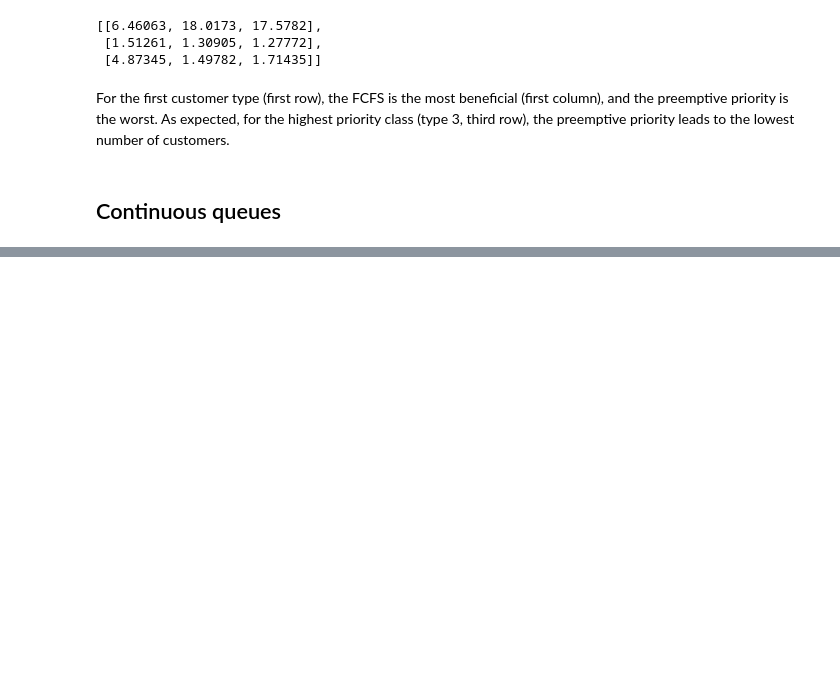
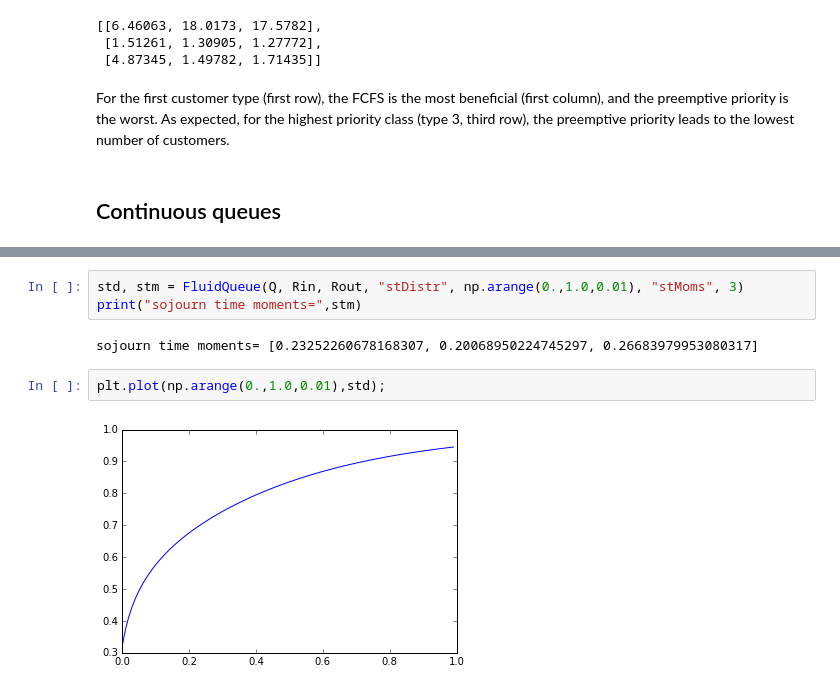
Before and after one commit to ghorvath78/butools, a Jupyter notebook: demo/demo_queues.ipynb, the cells around one changed output, grey strips where cells are left out. Drawn from its saved outputs; the diff is of its cells as text; blank space fills up the shorter version.

```diff
--- a/demo/demo_queues.ipynb
+++ b/demo/demo_queues.ipynb
@@ -355,0 +408,9 @@ For the first customer type (first row), the FCFS is the most beneficial (first
+# %%
+std, stm = FluidQueue(Q, Rin, Rout, "stDistr", np.arange(0.,1.0,0.01), "stMoms", 3)
+print("sojourn time moments=",stm)
+# %% [output]
+sojourn time moments= [0.23252260678168307, 0.20068950224745297, 0.26683979953080317]
+# %%
+plt.plot(np.arange(0.,1.0,0.01),std);
+# %% [output]
+[figure, added]
```
Also changed, not shown: parts of 34 cells of this notebook, 3 other files.
